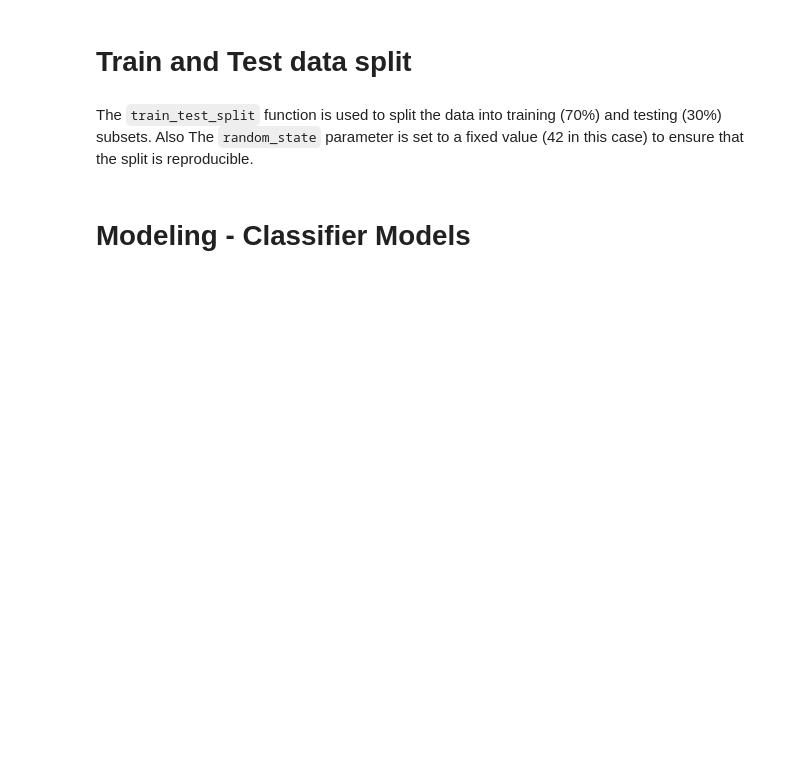
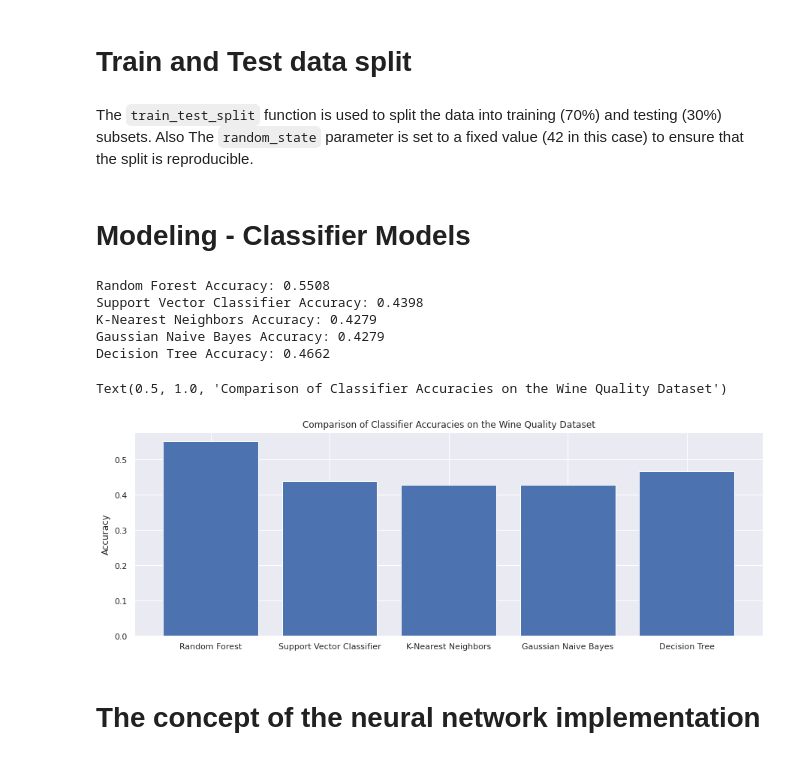
Before and after one commit to natijas/MLP-Neural-Network-From-Scratch, a Jupyter notebook: snb_natalka.ipynb, the cells around one changed output. Cells and saved outputs as stored; diff of their text form; code cells hidden in the pictures; blank space fills up the shorter version.

Commit message:
add classifiers

```diff
--- a/snb_natalka.ipynb
+++ b/snb_natalka.ipynb
@@ -498,3 +497,44 @@ X_nontest, X_test, y_nontest, y_test = train_test_split(X, Y, test_size=0.3, ran
 The `train_test_split` function is used to split the data into training (70%) and testing (30%) subsets. Also The `random_state` parameter is set to a fixed value (42 in this case) to ensure that the split is reproducible.
 # %% [markdown]
 # Modeling - Classifier Models
+# %%
+from sklearn.metrics import accuracy_score
+from sklearn.ensemble import RandomForestClassifier
+from sklearn.svm import SVC
+from sklearn.neighbors import KNeighborsClassifier
+from sklearn.naive_bayes import GaussianNB
+from sklearn.tree import DecisionTreeClassifier
+from sklearn.model_selection import StratifiedKFold
+
+classifiers = [
+    ('Random Forest', RandomForestClassifier(random_state=42)),
+    ('Support Vector Classifier', SVC(random_state=42)),
+    ('K-Nearest Neighbors', KNeighborsClassifier()),
+    ('Gaussian Naive Bayes', GaussianNB()),
+    ('Decision Tree', DecisionTreeClassifier(random_state=42))
+]
+
+accuracies = []
+skf = StratifiedKFold(n_splits=5, shuffle=True, random_state=0)
+for name, clf in classifiers:
+    clf.fit(X_nontest, y_nontest)
+    Y_pred = clf.predict(X_test)
+    accuracy = accuracy_score(y_test, Y_pred)
+    accuracies.append(accuracy)
+    print(f"{name} Accuracy: {accuracy:.4f}")
+
+names, acc_values = zip(*classifiers)
+plt.figure(figsize=(15,5))
+plt.bar(names, accuracies)
+plt.ylabel('Accuracy')
+plt.title('Comparison of Classifier Accuracies on the Wine Quality Dataset')
+# %% [output]
+Random Forest Accuracy: 0.5508
+Support Vector Classifier Accuracy: 0.4398
+K-Nearest Neighbors Accuracy: 0.4279
+Gaussian Naive Bayes Accuracy: 0.4279
+Decision Tree Accuracy: 0.4662
+Text(0.5, 1.0, 'Comparison of Classifier Accuracies on the Wine Quality Dataset')
+[figure, added]
+# %% [markdown]
+# The concept of the neural network implementation
```
Also changed, not shown: parts of 1 cell of this notebook.
